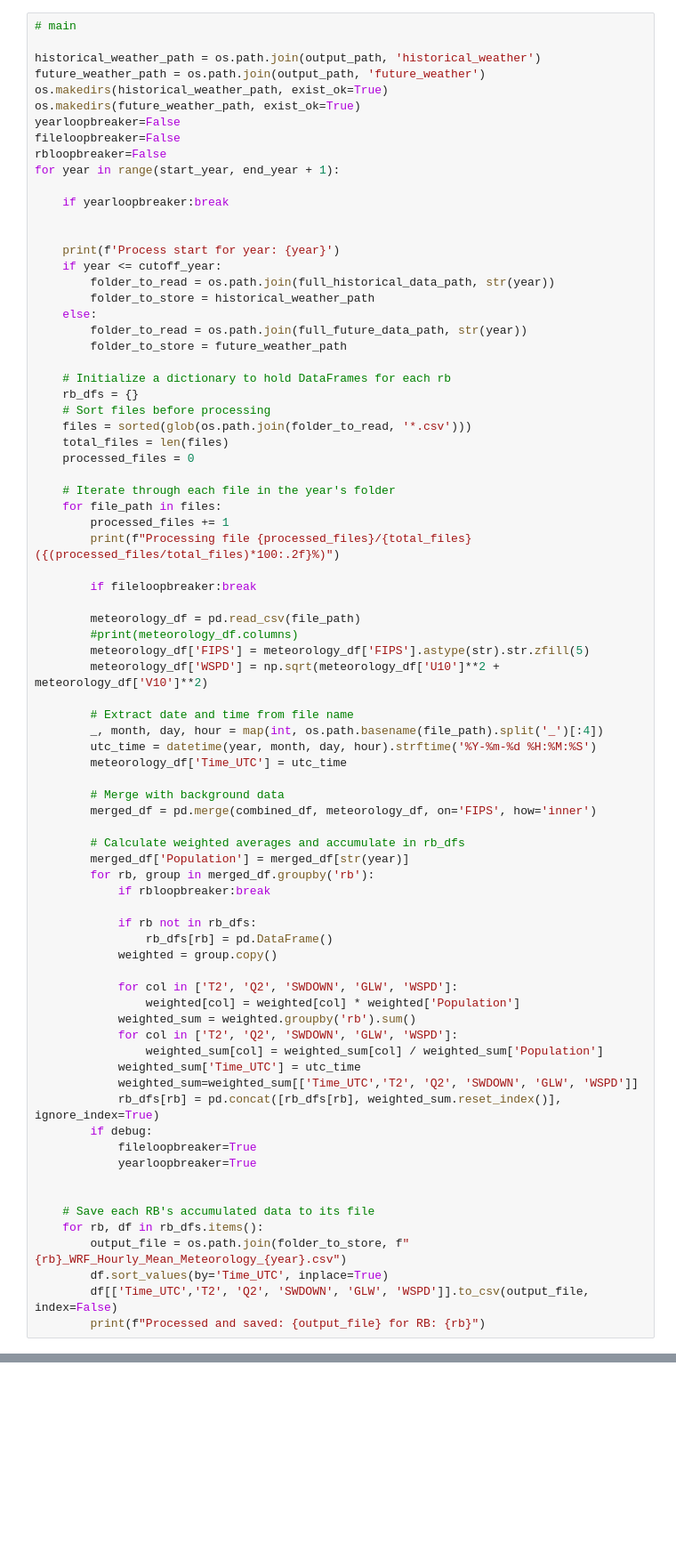
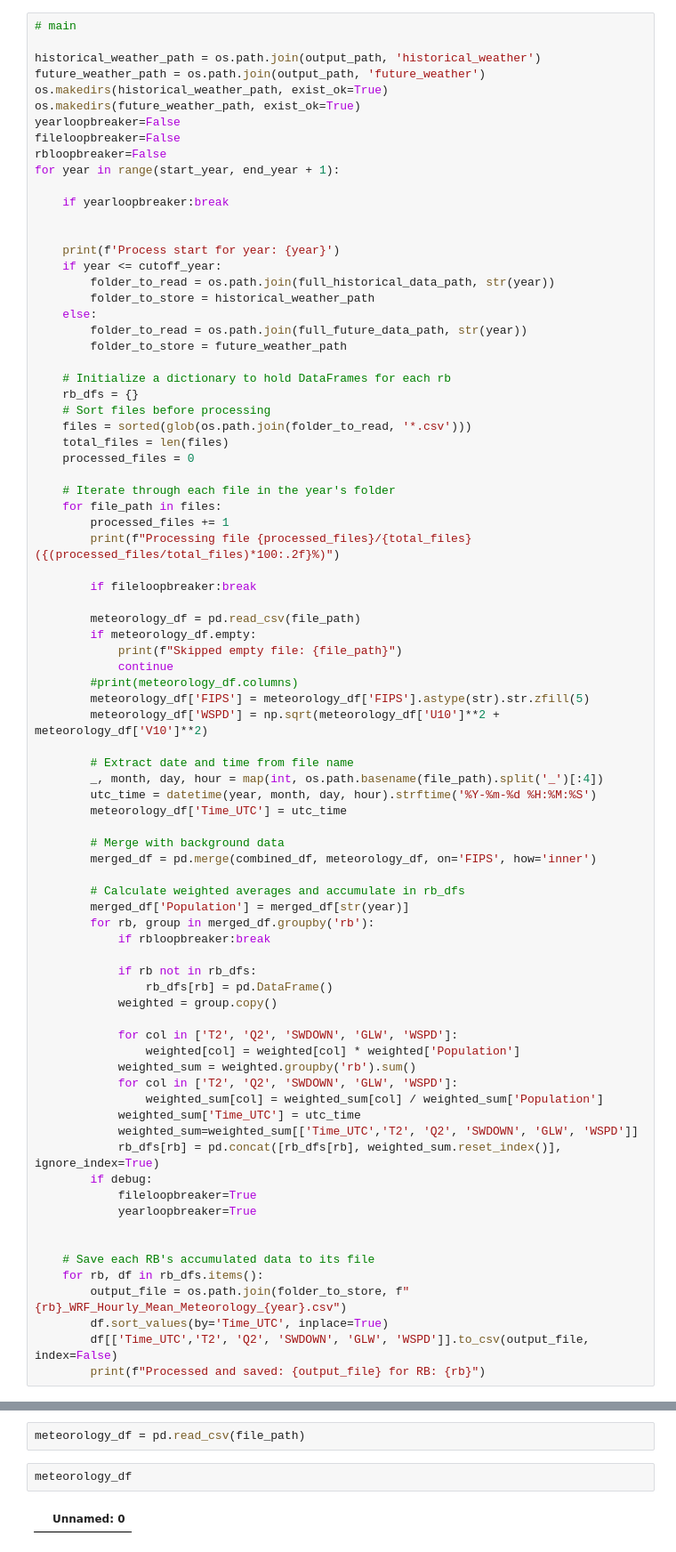
Before and after one commit to pandaanson/NYU-law-work, a Jupyter notebook: data_generation_for_tell.ipynb, the cells around one changed output, grey strips where cells are left out. Shown at 89% size. Cells and saved outputs as stored; diff of their text form; blank space fills up the shorter version.

Commit message:
with check of empty file

```diff
--- a/data_generation_for_tell.ipynb
+++ b/data_generation_for_tell.ipynb
@@ -132,6 +134,9 @@ for year in range(start_year, end_year + 1):
         if fileloopbreaker:break
 
         meteorology_df = pd.read_csv(file_path)
+        if meteorology_df.empty:
+            print(f"Skipped empty file: {file_path}")
+            continue
         #print(meteorology_df.columns)
         meteorology_df['FIPS'] = meteorology_df['FIPS'].astype(str).str.zfill(5)
         meteorology_df['WSPD'] = np.sqrt(meteorology_df['U10']**2 + meteorology_df['V10']**2)
@@ -192,0 +202,6 @@ Processing file 3497/8784 (39.81%)
+# %%
+meteorology_df = pd.read_csv(file_path)
+# %%
+meteorology_df
+# %% [output]
+|  | Unnamed: 0 |
```
Also changed, not shown: parts of 3 cells of this notebook, 2 other files.
